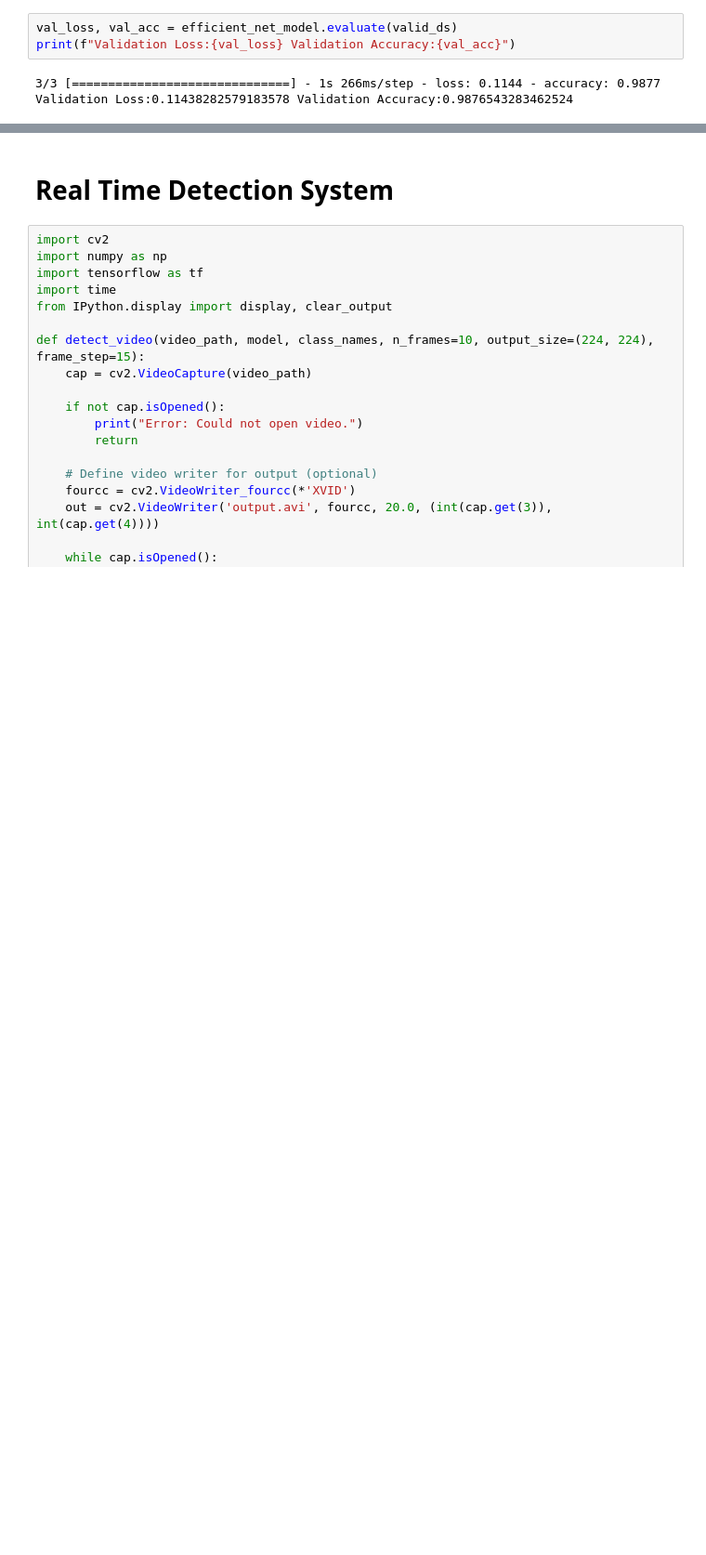
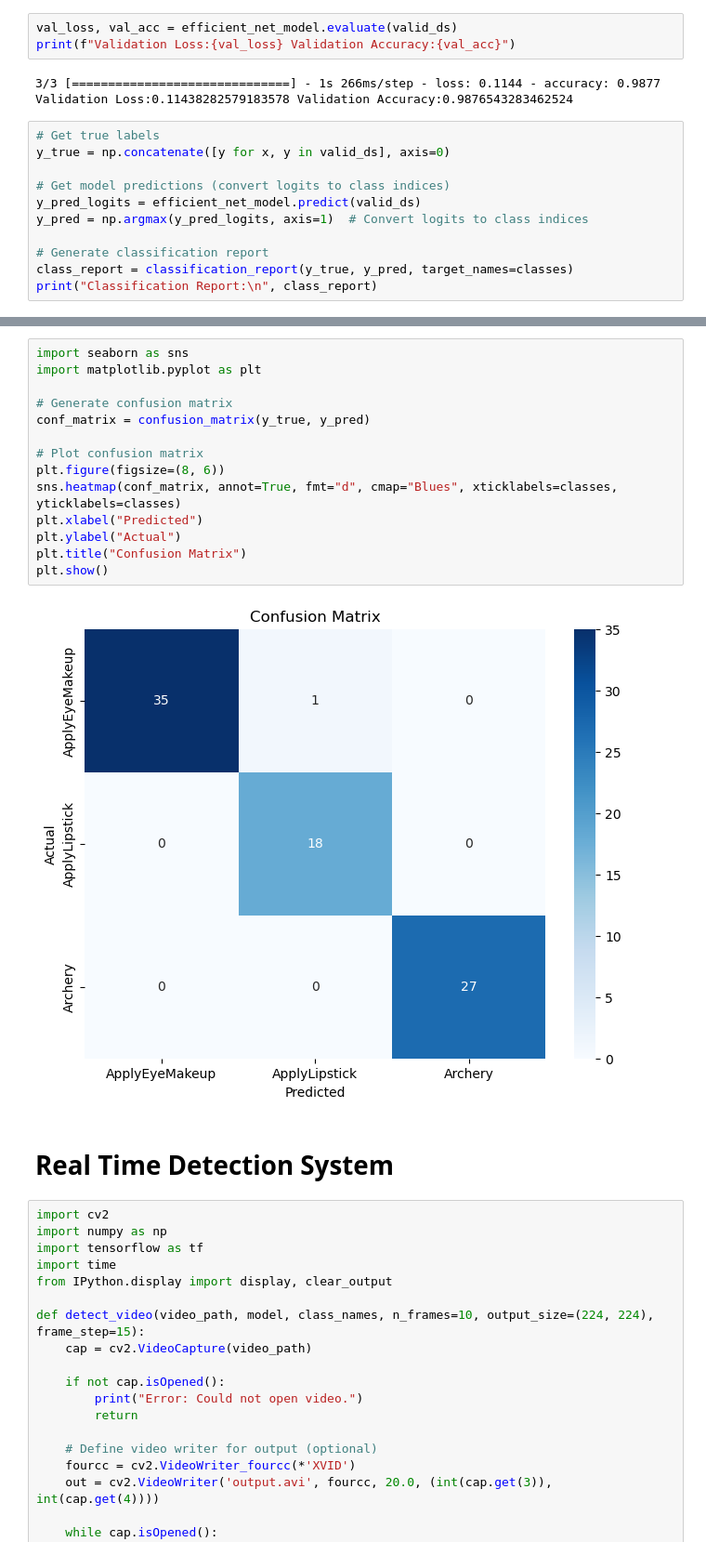
Before and after one commit to 611noorsaeed/Video-Classification-Using-Transfer-Learning-Deep-Learning, a Jupyter notebook: video-classification-using-transfer-learning.ipynb, the cells around one changed output, grey strips where cells are left out. Shown at 93% size. Saved outputs shown, nothing was run; the diff lists cells and outputs as text; blank space fills up the shorter version.

```diff
--- a/video-classification-using-transfer-learning.ipynb
+++ b/video-classification-using-transfer-learning.ipynb
@@ -160,3 +161,14 @@ print(f"Validation Loss:{val_loss} Validation Accuracy:{val_acc}")
 # %% [output]
 3/3 [==============================] - 1s 266ms/step - loss: 0.1144 - accuracy: 0.9877
 Validation Loss:0.11438282579183578 Validation Accuracy:0.9876543283462524
+# %%
+# Get true labels
+y_true = np.concatenate([y for x, y in valid_ds], axis=0)
+
+# Get model predictions (convert logits to class indices)
+y_pred_logits = efficient_net_model.predict(valid_ds)
+y_pred = np.argmax(y_pred_logits, axis=1)  # Convert logits to class indices
+
+# Generate classification report
+class_report = classification_report(y_true, y_pred, target_names=classes)
+print("Classification Report:\n", class_report)
@@ -163,3 +187,19 @@ Validation Loss:0.11438282579183578 Validation Accuracy:0.9876543283462524
+# %%
+import seaborn as sns
+import matplotlib.pyplot as plt
+
+# Generate confusion matrix
+conf_matrix = confusion_matrix(y_true, y_pred)
+
+# Plot confusion matrix
+plt.figure(figsize=(8, 6))
+sns.heatmap(conf_matrix, annot=True, fmt="d", cmap="Blues", xticklabels=classes, yticklabels=classes)
+plt.xlabel("Predicted")
+plt.ylabel("Actual")
+plt.title("Confusion Matrix")
+plt.show()
+# %% [output]
+[figure, added]
 # %% [markdown]
 # Real Time Detection System
 # %%
```
Also changed, not shown: parts of 2 cells of this notebook.
